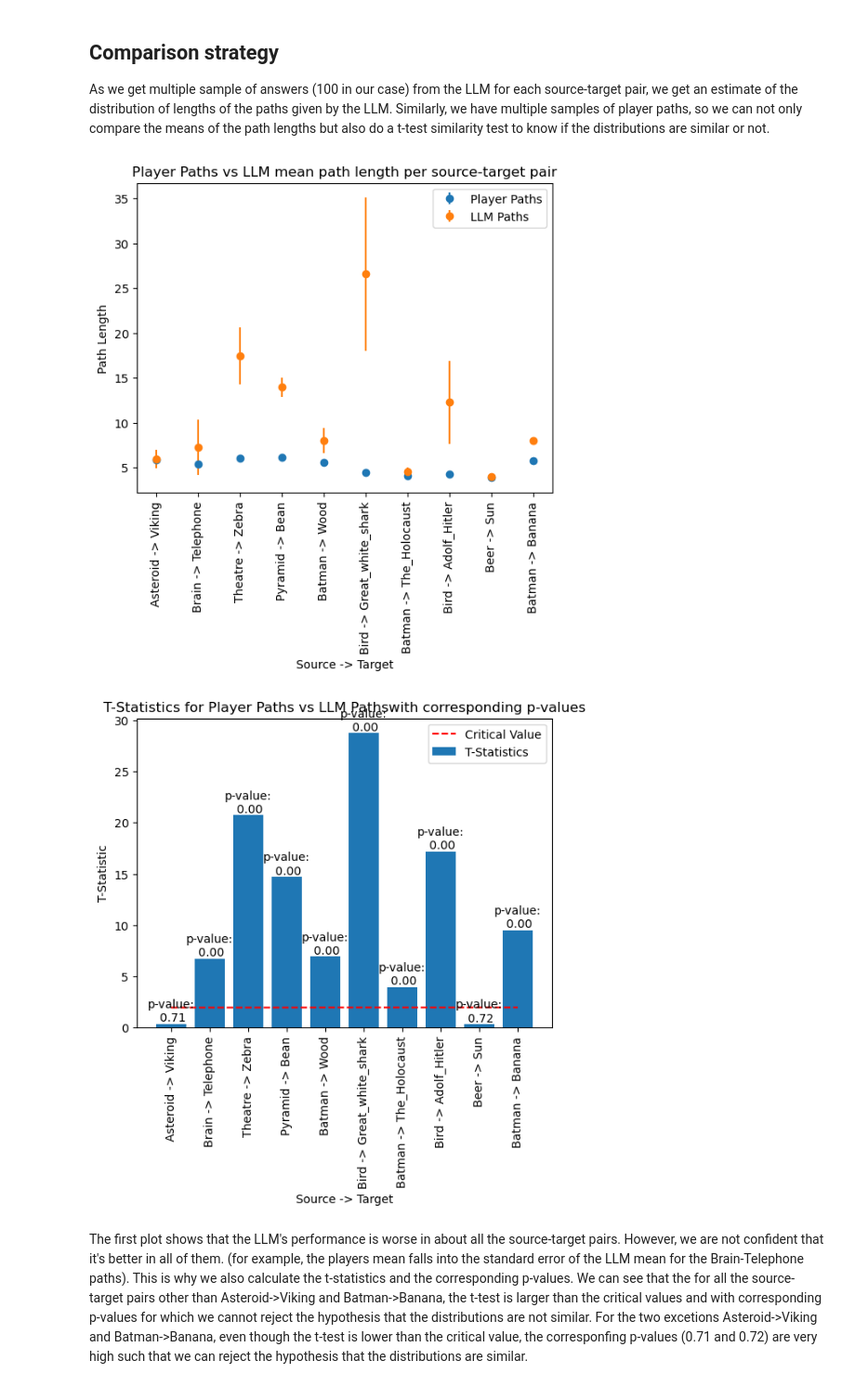
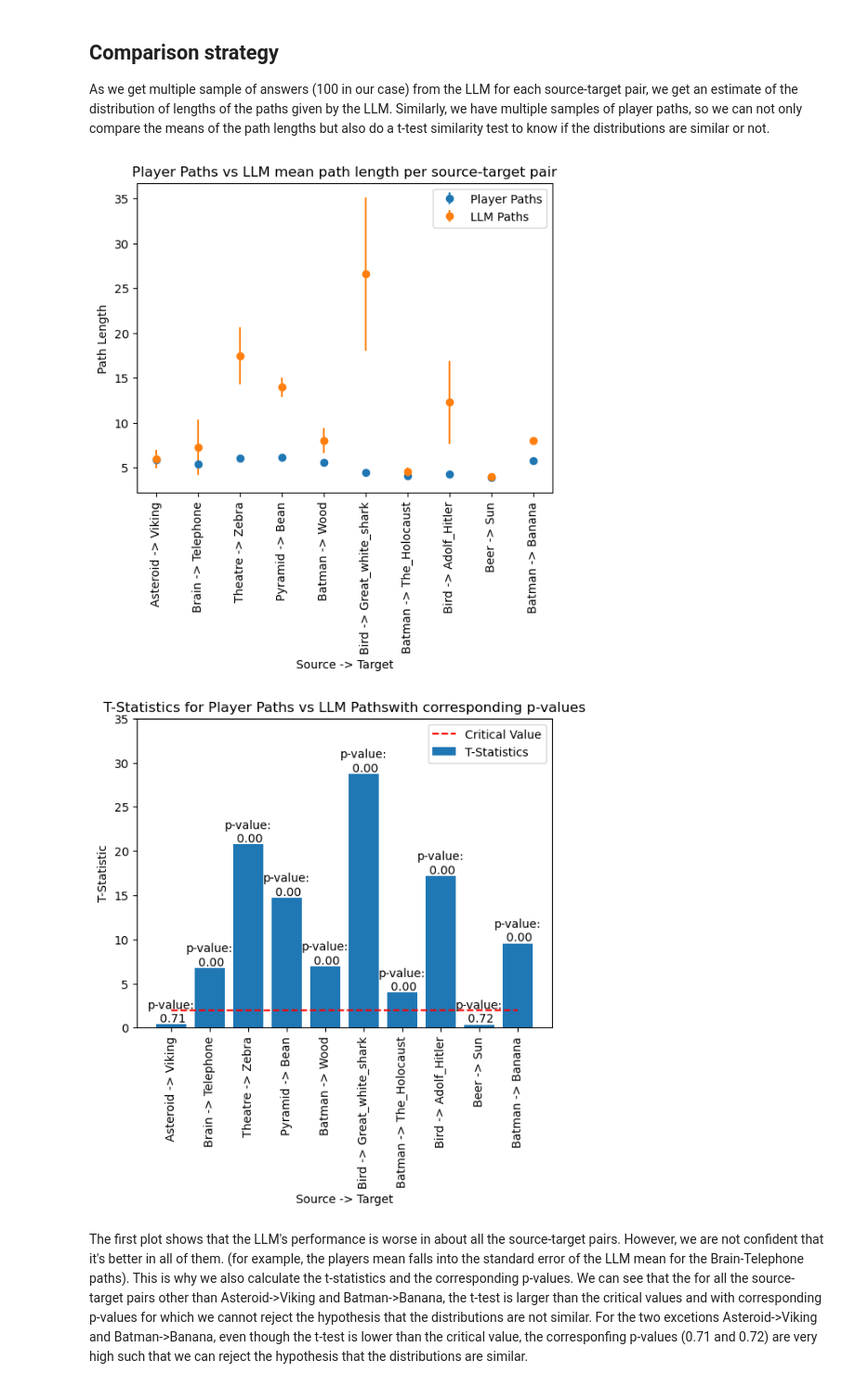
Before and after one commit to epfl-ada/ada-2024-project-tadaa, a Jupyter notebook: results.ipynb, the cells around one changed output. Shown at 93% size. Drawn from its saved outputs; the diff is of its cells as text; code cells hidden in the pictures.

```diff
--- a/results.ipynb
+++ b/results.ipynb
@@ -112,22 +130,23 @@ def tstats_pvalues():
 # %%
 plot_llms_vs_players()
 t_stats, p_values, t_critical = tstats_pvalues()
 fig, ax = plt.subplots()
 ax.bar(range(10), t_stats, label='T-Statistics')
 ax.plot(range(10), t_critical, label='Critical Value', linestyle='--', color='red')
 # write p-values on top of the bars
 for i, p_value in enumerate(p_values):
     ax.text(i, t_stats[i], f"p-value:\n {p_value:.2f}", ha='center', va='bottom')
 
 ax.set_xticks(range(10))
 ax.set_xticklabels([f"{source} -> {target}" for source, target in zip(sources, targets)], rotation=90)
 ax.set_ylabel("T-Statistic")
 ax.set_xlabel("Source -> Target")
+ax.set_ylim(0, 35)
 plt.title("T-Statistics for Player Paths vs LLM Pathswith corresponding p-values")
 ax.legend()
 plt.show()
 # %% [output]
 [figure]
-[figure, old version]
+[figure, new version]
 # %% [markdown]
 The first plot shows that the LLM's performance is worse in about all the source-target pairs. However, we are not confident that it's better in all of them. (for example, the players mean falls into the standard error of the LLM mean for the Brain-Telephone paths). This is why we also calculate the t-statistics and the corresponding p-values. We can see that the for all the source-target pairs other than Asteroid->Viking and Batman->Banana, the t-test is larger than the critical values and with corresponding p-values for which we cannot reject the hypothesis that the distributions are not similar. For the two excetions Asteroid->Viking and Batman->Banana, even though the t-test is lower than the critical value, the corresponfing p-values (0.71 and 0.72) are very high such that we can reject the hypothesis that the distributions are similar.
```
Also changed, not shown: parts of 6 cells of this notebook, 1 other file.
